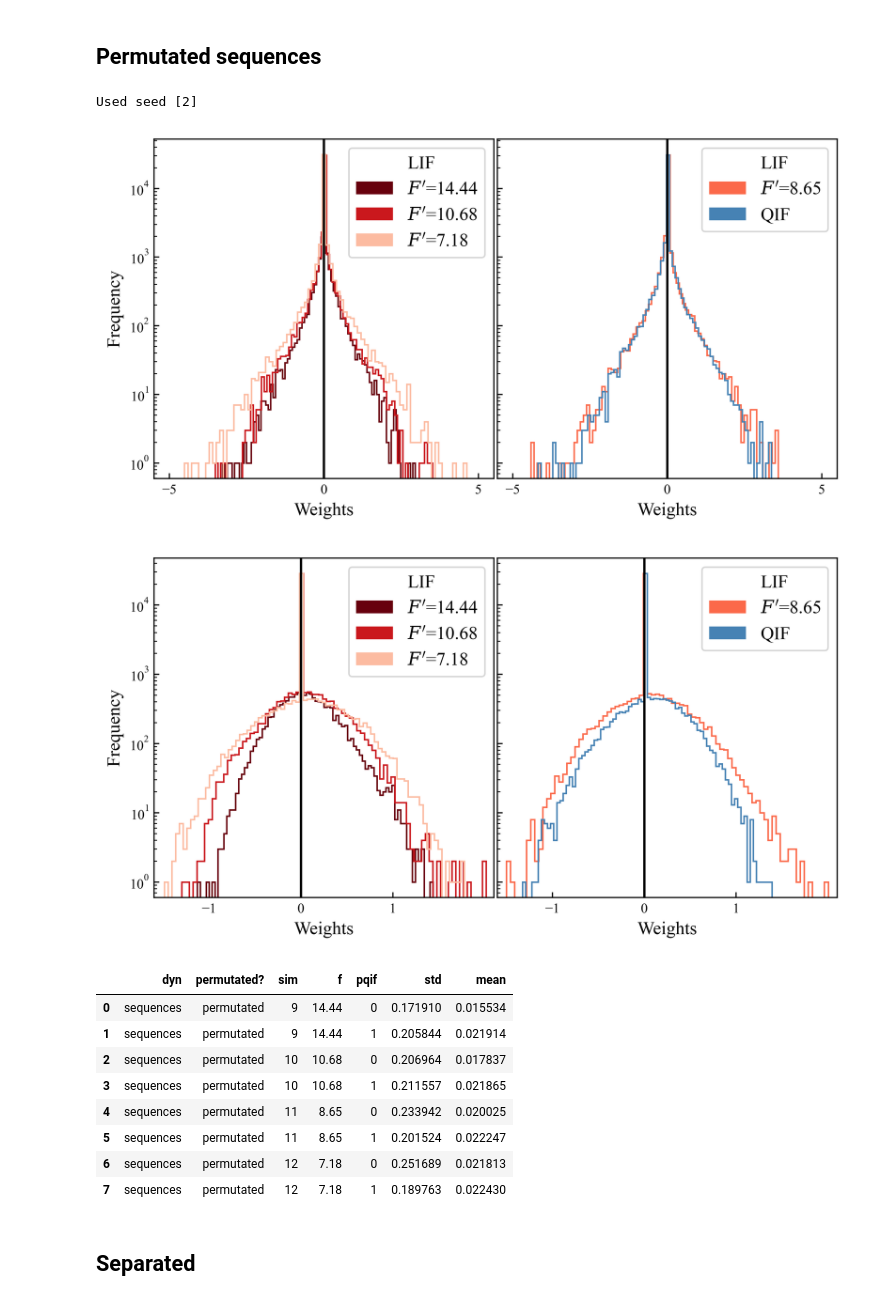
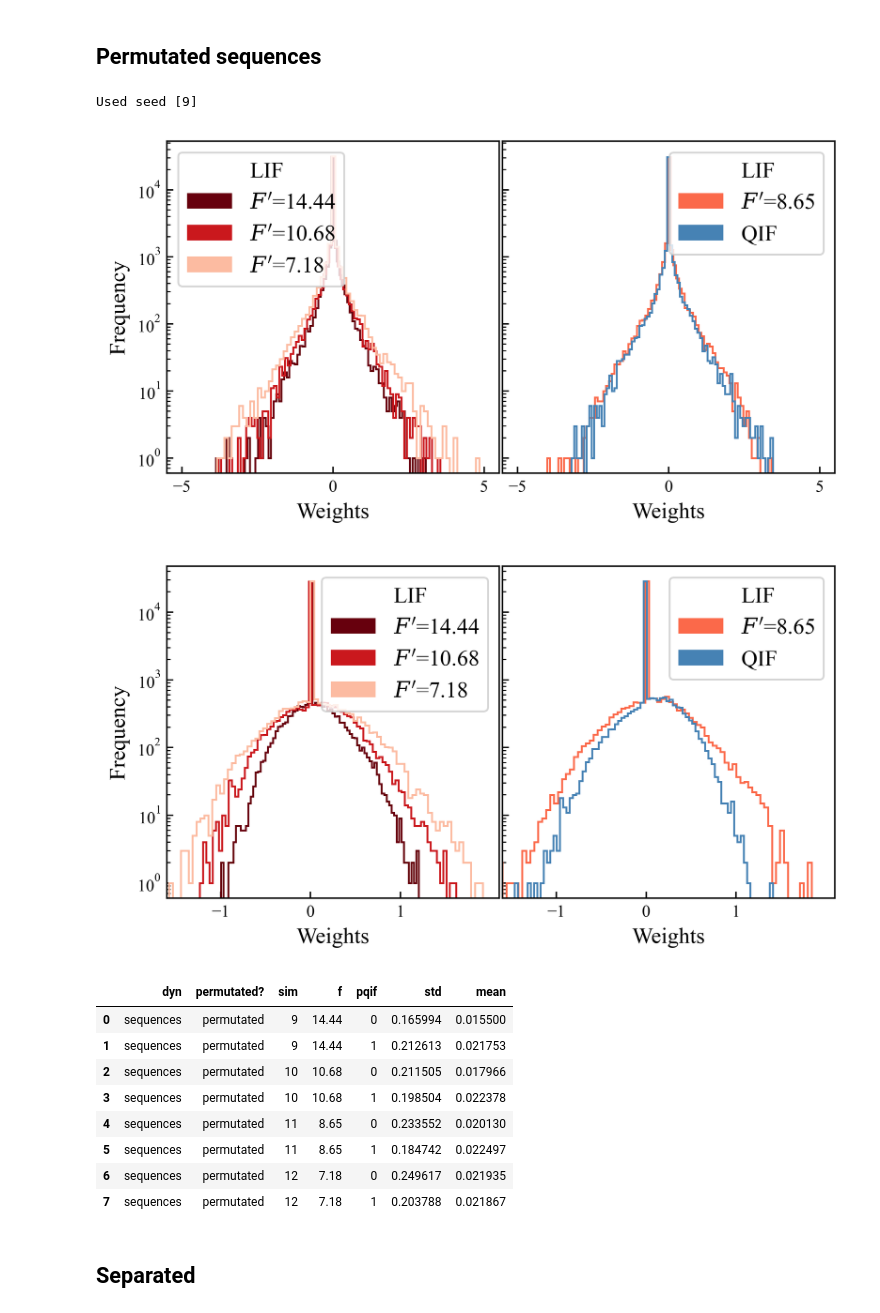
Before and after one commit to acevedomartina/HeterogeneousRNNs, a Jupyter notebook: learning/statistics_connectivity_matrix.ipynb, the cells around one changed output. Cells and saved outputs as stored; diff of their text form; code cells hidden in the pictures.

```diff
--- a/learning/statistics_connectivity_matrix.ipynb
+++ b/learning/statistics_connectivity_matrix.ipynb
@@ -371,8 +371,8 @@ dynamics = ['oscillations', 'sequences']
 # dynamics = ['oscillations']
 
 # seed_number = [i for i in range(0, 1)] # Only use one seed for this
-# seed_number = [random.randint(1, 49)]
-seed_number = [2]
+seed_number = [random.randint(1, 49)]
+# seed_number = [2]
 print(f"Used seed {seed_number}")
 
 rows = []
@@ -493,7 +493,7 @@ for dyn in dynamics:
         # ax.legend(loc='upper right')
         ax.set_xlabel("Weights")
         # ax.set_ylabel("Frequency")
-        ax.axvline(0, color="black")
+        # ax.axvline(0, color="black")
         ax.set_xticks(tick_positions)
         ax.set_xlim(xlim)
         ax.set_box_aspect(1)
@@ -521,45 +521,48 @@ for dyn in dynamics:
 
     # Legend for ax2
     handles2 = []
     labels2 = []
     handles2.append(Patch(facecolor='none', edgecolor='none'))
     labels2.append("LIF")
 
     for vr, f in zip(vrest, slope):
         if f in [8.65]:
             handles2.append(Patch(facecolor=color_map_vrest[vr], edgecolor='none'))
             labels2.append(f"$F'$={f}")
     handles2.append(Patch(facecolor='steelblue', edgecolor='none'))
     labels2.append("QIF")
 
     ax2.legend(handles2, labels2, frameon=True)
 
 
     #### Save
     full_path = os.path.join(figure_folder, figname)
     plt.savefig(full_path, format="svg")
 
     # plt.tight_layout()
     plt.show()
 
 cols = ["dyn", "permutated?", "sim", "f", "pqif", "std", "mean"]
 
 stats_newversion = pd.DataFrame(rows, columns=cols)
 
 display(stats_newversion)
+
+
+# 2
 # %% [output]
-Used seed [2]
+Used seed [9]
-[figure, old version]
+[figure, new version]
-[figure, old version]
+[figure, new version]
 |  | dyn | permutated? | sim | f | pqif | std | mean |
-| 0 | sequences | permutated | 9 | 14.44 | 0 | 0.171910 | 0.015534 |
-| 1 | sequences | permutated | 9 | 14.44 | 1 | 0.205844 | 0.021914 |
-| 2 | sequences | permutated | 10 | 10.68 | 0 | 0.206964 | 0.017837 |
-| 3 | sequences | permutated | 10 | 10.68 | 1 | 0.211557 | 0.021865 |
-| 4 | sequences | permutated | 11 | 8.65 | 0 | 0.233942 | 0.020025 |
-| 5 | sequences | permutated | 11 | 8.65 | 1 | 0.201524 | 0.022247 |
-| 6 | sequences | permutated | 12 | 7.18 | 0 | 0.251689 | 0.021813 |
-| 7 | sequences | permutated | 12 | 7.18 | 1 | 0.189763 | 0.022430 |
+| 0 | sequences | permutated | 9 | 14.44 | 0 | 0.165994 | 0.015500 |
+| 1 | sequences | permutated | 9 | 14.44 | 1 | 0.212613 | 0.021753 |
+| 2 | sequences | permutated | 10 | 10.68 | 0 | 0.211505 | 0.017966 |
+| 3 | sequences | permutated | 10 | 10.68 | 1 | 0.198504 | 0.022378 |
+| 4 | sequences | permutated | 11 | 8.65 | 0 | 0.233552 | 0.020130 |
+| 5 | sequences | permutated | 11 | 8.65 | 1 | 0.184742 | 0.022497 |
+| 6 | sequences | permutated | 12 | 7.18 | 0 | 0.249617 | 0.021935 |
+| 7 | sequences | permutated | 12 | 7.18 | 1 | 0.203788 | 0.021867 |
 # %% [markdown]
 ## Separated
 # %%
```
Also changed, not shown: parts of 7 cells of this notebook, 1 other file.
